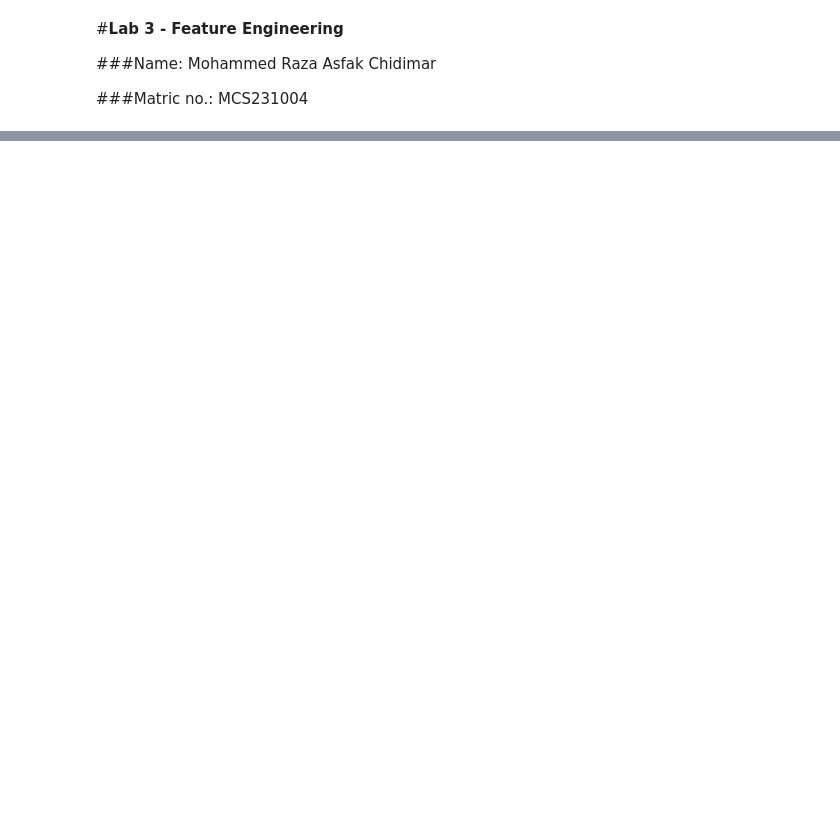
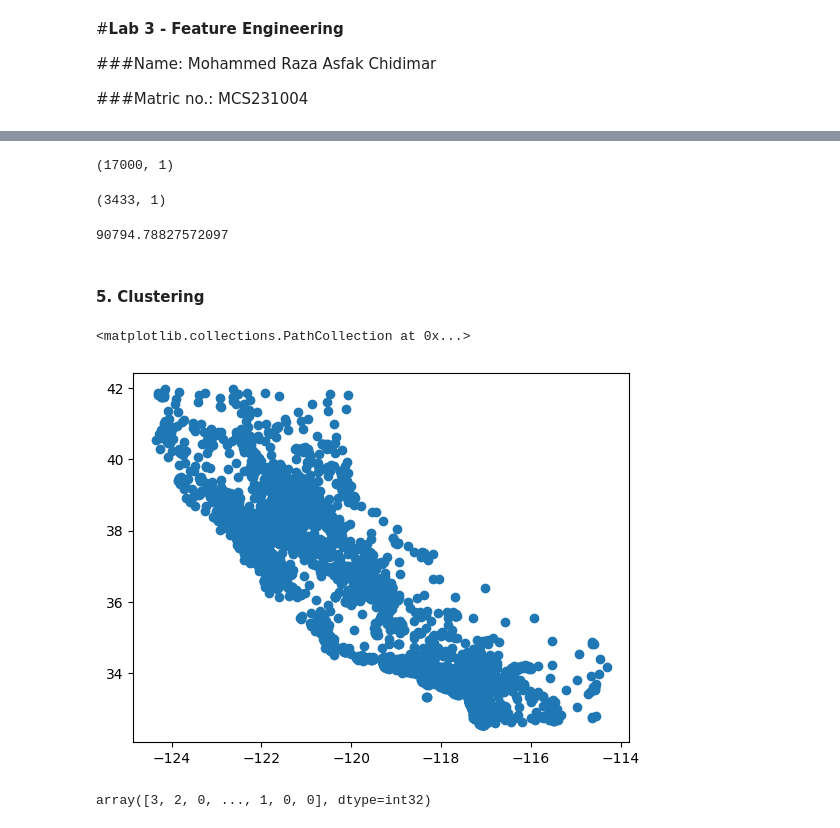
Before and after one commit to DSRaza403/LAB-Tasks, a Jupyter notebook: Lab 3/Lab3A_Mohammed_Raza.ipynb, the cells around one changed output, grey strips where cells are left out. Cells and saved outputs as stored; diff of their text form; code cells hidden in the pictures; blank space fills up the shorter version.

```diff
--- a/Lab 3/Lab3A_Mohammed_Raza.ipynb
+++ b/Lab 3/Lab3A_Mohammed_Raza.ipynb
@@ -799,0 +373,5 @@ Your submission was successfully saved!
+# %%
+# Add new binary column to training DataFrame where median_age < 30
+
+train_df['median_age_less_than_30'] = (train_df['housing_median_age'] < 30).astype(int)
+train_df.head()
@@ -799,0 +385,42 @@ Your submission was successfully saved!
+# %%
+# Setup X_train_median_age which only uses the binary indicator
+
+X_train_median_age = train_df['median_age_less_than_30'].to_numpy().reshape(-1, 1)
+X_train_median_age.shape
+# %% [output]
+(17000, 1)
+# %%
+# Setup X_test_median_age which only uses the binary indicator
+
+test_df['median_age_less_than_30'] = (test_df['housing_median_age'] < 30).astype(int)
+X_test_median_age = test_df['median_age_less_than_30'].to_numpy().reshape(-1, 1)
+X_test_median_age.shape
+# %% [output]
+(3433, 1)
+# %%
+# Check error of linear model that only uses the binary variable
+
+linear_median_age = LinearRegression().fit(X_train_median_age, y_train)
+linear_median_age_test_predictions = linear_median_age.predict(X_test_median_age)
+mean_absolute_error(y_test, linear_median_age_test_predictions)
+# %% [output]
+90794.78827572097
+# %% [markdown]
+#### 5. Clustering
+# %%
+# Plot map of California!
+
+plt.scatter(train_df['longitude'], train_df['latitude'])
+# %% [output]
+<matplotlib.collections.PathCollection at 0x...>
+[figure, added]
+# %%
+# Make KMeans model from Longitude & Latitude and get clusters
+
+from sklearn.cluster import KMeans
+
+X_train_lat_long = train_df[['longitude', 'latitude']].to_numpy()
+kmeans = KMeans(n_clusters=7).fit(X_train_lat_long)
+kmeans.labels_
+# %% [output]
+array([3, 2, 0, ..., 1, 0, 0], dtype=int32)
```
Also changed, not shown: parts of 99 cells of this notebook.
